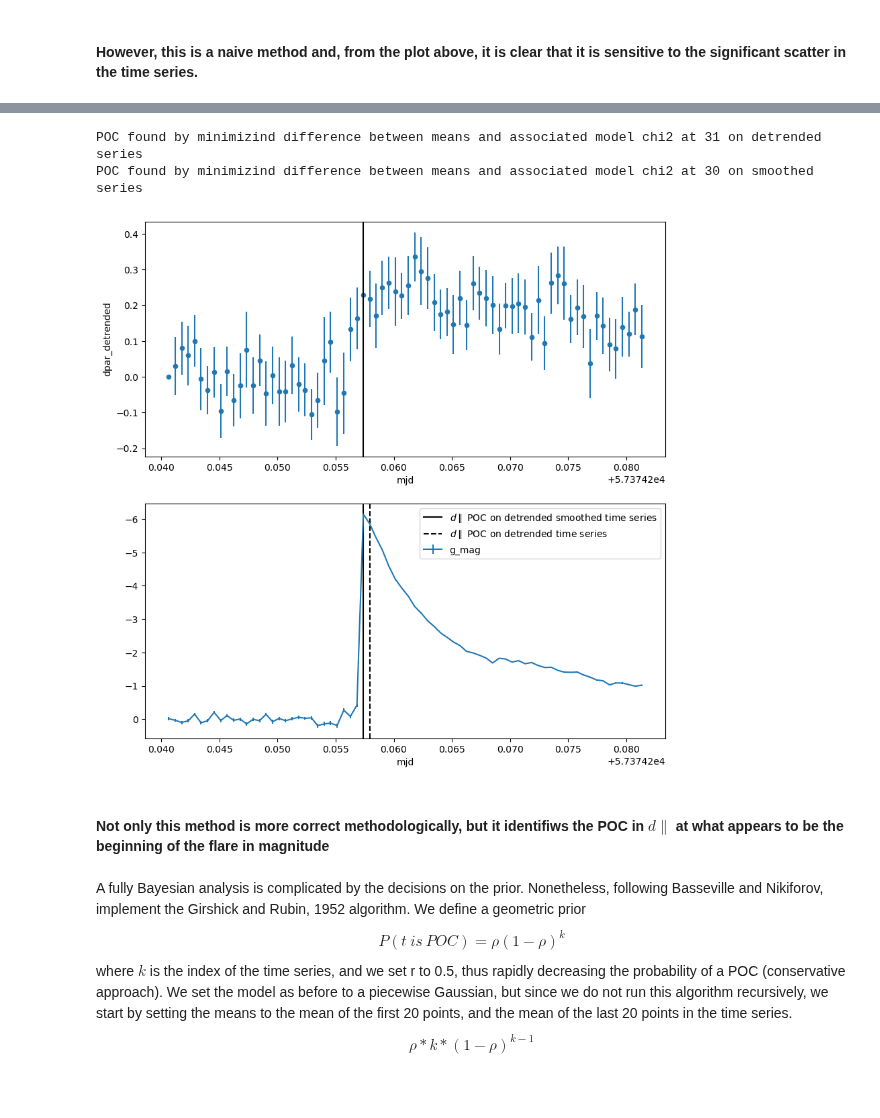
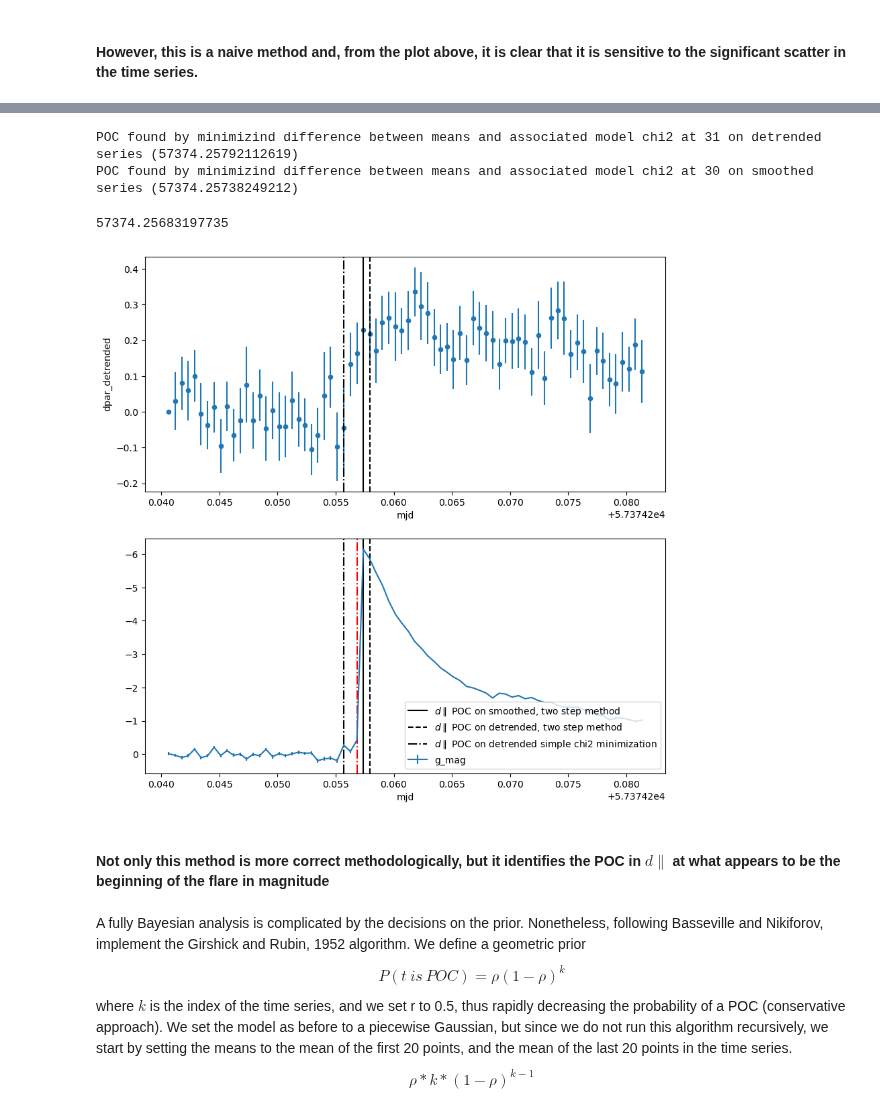
Before and after one commit to RileyWClarke/RAFTS, a Jupyter notebook: Notebooks/DWF_DCR_flare/dwfflare_dparrStatisticalAnalysis.ipynb, the cells around one changed output, grey strips where cells are left out. Cells and saved outputs as stored; diff of their text form; code cells hidden in the pictures.

```diff
--- a/Notebooks/DWF_DCR_flare/dwfflare_dparrStatisticalAnalysis.ipynb
+++ b/Notebooks/DWF_DCR_flare/dwfflare_dparrStatisticalAnalysis.ipynb
@@ -149,11 +190,12 @@ def poc_mse(y, yerr):
     """
 
     N = len(y)
+
     f = np.nanmean
     poc, diff, se, before, after = 0, 0, 1_000_000, np.nan, np.nan
     # This will find the state of change by maximizing the difference between the means before and after the poc
 
-    for i in range(3, N-3):
+    for i in range(5, N-5):
         diff_here = np.abs(f(y[i:]) -  f(y[:i])) #difference between means before and after
         if diff < diff_here: #brute force minimization
             diff_g = diff_here
@@ -164,7 +206,6 @@ def poc_mse(y, yerr):
             y_model = [before_g] * poc_g + [after_g] * (len(y) - poc_g)
             # find the square error of this model
             se_here = chi2(y, y_model, yerr)
-            #print(se_here)
 
             # if the squared error is smaller here, set the variables to be what it is at this point
             if se_here < se:
@@ -180,8 +221,8 @@ poc_chi2, beforepoc, afterpoc = poc_mse(flare["dpar_smoothed"], flare["dparerr_s
 poc_chi2_detr += 3
 poc_chi2 +=3
 y_model = [beforepoc] * poc_chi2 + [afterpoc] * (N - poc_chi2)
-print(f"POC found by minimizind difference between means and associated model chi2 at {poc_chi2_detr} on detrended series")
-print(f"POC found by minimizind difference between means and associated model chi2 at {poc_chi2} on smoothed series")
+print(f"POC found by minimizind difference between means and associated model chi2 at {poc_chi2_detr} on detrended series ({flare.mjd[poc_chi2_detr]})")
+print(f"POC found by minimizind difference between means and associated model chi2 at {poc_chi2} on smoothed series ({flare.mjd[poc_chi2]})")
 # %% [output]
-POC found by minimizind difference between means and associated model chi2 at 31 on detrended series
-POC found by minimizind difference between means and associated model chi2 at 30 on smoothed series
+POC found by minimizind difference between means and associated model chi2 at 31 on detrended series (57374.25792112619)
+POC found by minimizind difference between means and associated model chi2 at 30 on smoothed series (57374.25738249212)
@@ -198,16 +229,25 @@ def S(y, p):
 # %%
 fig, axs = plt.subplots(2, 1, figsize=(10,10))
 flare.plot("mjd", "dpar_detrended", kind="scatter", yerr="dparerr_detrended", ax=axs[0])
-axs[0].axvline(flare.iloc[poc_chi2]["mjd"], color='k', label=r"$d\parallel$ POC")
+axs[0].axvline(flare.iloc[poc_chi2]["mjd"], color='k')
+axs[0].axvline(flare.iloc[poc_l2]["mjd"], color='k', ls='-.')
+axs[0].axvline(flare.iloc[poc_chi2_detr]["mjd"], color='k', ls='--')
 ax1 = flare.plot(x="mjd", y="g_mag", yerr="g_mag_error", ax=axs[1])
 ax1.invert_yaxis()
-axs[1].axvline(flare.iloc[poc_chi2]["mjd"], color='k', label=r"$d\parallel$ POC on detrended smoothed time series")
-axs[1].axvline(flare.iloc[poc_chi2_detr]["mjd"], color='k', ls='--', label=r"$d\parallel$ POC on detrended time series")
-plt.legend();
+axs[1].axvline(flare.iloc[poc_chi2]["mjd"], color='k', label=r"$d\parallel$ POC on smoothed, two step method")
+axs[1].axvline(flare.iloc[poc_chi2_detr]["mjd"], color='k', ls='--', label=r"$d\parallel$ POC on detrended, two step method")
+axs[1].axvline(flare.iloc[poc_l2]["mjd"], color='k', ls='-.', label=r"$d\parallel$ POC on detrended simple chi2 minimization")
+plt.legend(loc="lower right");
+
+t_1000s = flare.time <= 1_000
+flarestart = np.where(flare.g_mag <= flare.g_mag[t_1000s].median() - 4 * flare.g_mag[t_1000s].std())[0][0]
+axs[1].axvline(flare.iloc[flarestart]["mjd"], color='r', ls='-.', label=r"flare start")
+flare.iloc[flarestart]["mjd"]
 # %% [output]
+57374.25683197735
-[figure, old version]
+[figure, new version]
 # %% [markdown]
-#### Not only this method is more correct methodologically, but it identifiws the POC in $d\parallel$ at what appears to be the beginning of the flare in magnitude
+#### Not only this method is more correct methodologically, but it identifies the POC in $d\parallel$ at what appears to be the beginning of the flare in magnitude
 # %% [markdown]
 A fully Bayesian analysis is complicated by the decisions on the prior. Nonetheless, following Basseville and Nikiforov, implement the Girshick and Rubin, 1952 algorithm. We define a geometric prior $$P(t ~is ~POC) = \rho (1-\rho)^k$$ where $k$ is the index of the time series, and we set r to 0.5, thus rapidly decreasing the probability of a POC (conservative approach). We set the model as before to a piecewise Gaussian, but since we do not run this algorithm recursively, we start by setting the means to the mean of the first 20 points, and the mean of the last 20 points in the time series.
 $$\rho*k*(1-\rho)^{k-1}$$
```
Also changed, not shown: parts of 12 cells of this notebook, 2 other files.
